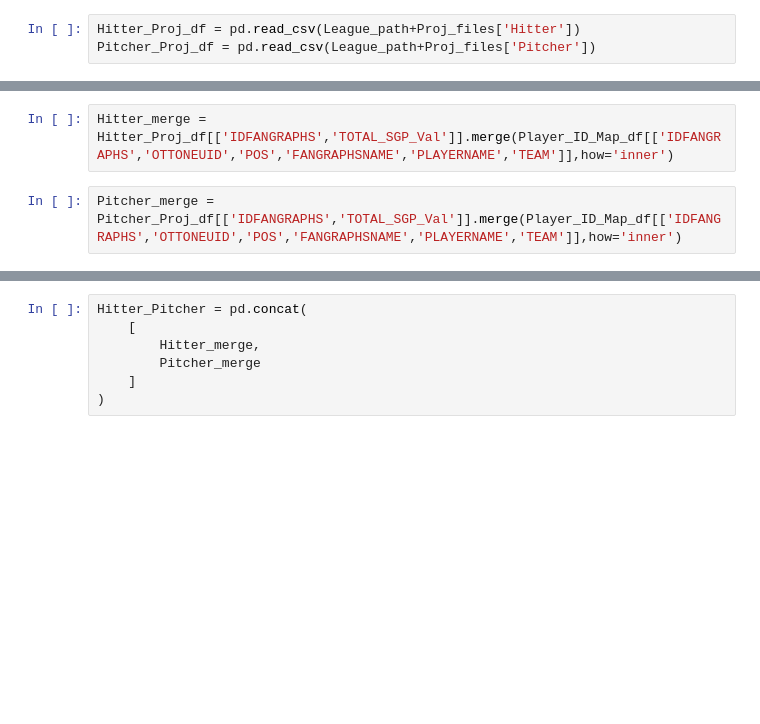
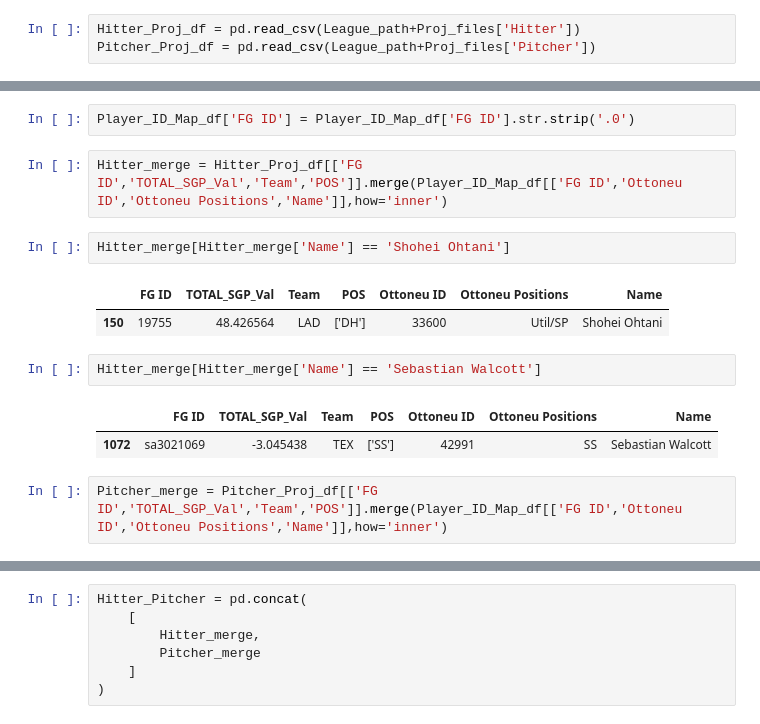
Before and after one commit to chmartin/Ottoneu_Baseball_Projects, a Jupyter notebook: Projection_Exports/Imaginary_Hammers_Ottoneu_Value_calculator.ipynb, the cells around one changed output, grey strips where cells are left out. Cells and saved outputs as stored; diff of their text form; blank space fills up the shorter version.

```diff
--- a/Projection_Exports/Imaginary_Hammers_Ottoneu_Value_calculator.ipynb
+++ b/Projection_Exports/Imaginary_Hammers_Ottoneu_Value_calculator.ipynb
@@ -64,4 +75,16 @@ Pitcher_Proj_df.rename(columns={
+# %%
+Player_ID_Map_df['FG ID'] = Player_ID_Map_df['FG ID'].str.strip('.0')
 # %%
-Hitter_merge = Hitter_Proj_df[['IDFANGRAPHS','TOTAL_SGP_Val']].merge(Player_ID_Map_df[['IDFANGRAPHS','OTTONEUID','POS','FANGRAPHSNAME','PLAYERNAME','TEAM']],how='inner')
+Hitter_merge = Hitter_Proj_df[['FG ID','TOTAL_SGP_Val','Team','POS']].merge(Player_ID_Map_df[['FG ID','Ottoneu ID','Ottoneu Positions','Name']],how='inner')
+# %%
+Hitter_merge[Hitter_merge['Name'] == 'Shohei Ohtani']
+# %% [output]
+|  | FG ID | TOTAL_SGP_Val | Team | POS | Ottoneu ID | Ottoneu Positions | Name |
+| 150 | 19755 | 48.426564 | LAD | ['DH'] | 33600 | Util/SP | Shohei Ohtani |
+# %%
+Hitter_merge[Hitter_merge['Name'] == 'Sebastian Walcott']
+# %% [output]
+|  | FG ID | TOTAL_SGP_Val | Team | POS | Ottoneu ID | Ottoneu Positions | Name |
+| 1072 | sa3021069 | -3.045438 | TEX | ['SS'] | 42991 | SS | Sebastian Walcott |
 # %%
-Pitcher_merge = Pitcher_Proj_df[['IDFANGRAPHS','TOTAL_SGP_Val']].merge(Player_ID_Map_df[['IDFANGRAPHS','OTTONEUID','POS','FANGRAPHSNAME','PLAYERNAME','TEAM']],how='inner')
+Pitcher_merge = Pitcher_Proj_df[['FG ID','TOTAL_SGP_Val','Team','POS']].merge(Player_ID_Map_df[['FG ID','Ottoneu ID','Ottoneu Positions','Name']],how='inner')
```
Also changed, not shown: parts of 28 cells of this notebook, 20 other files.
